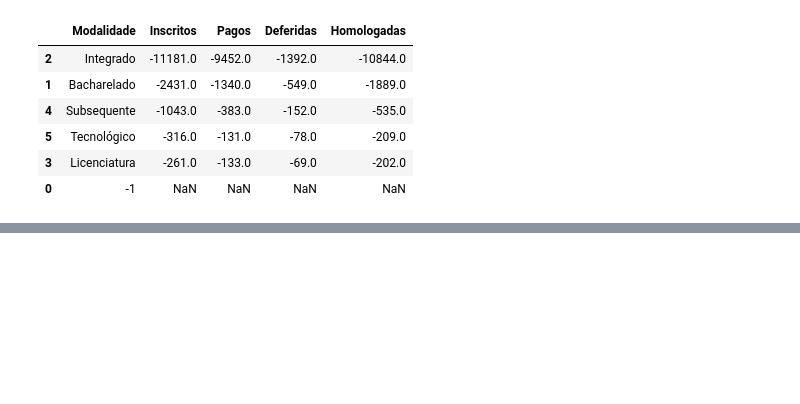
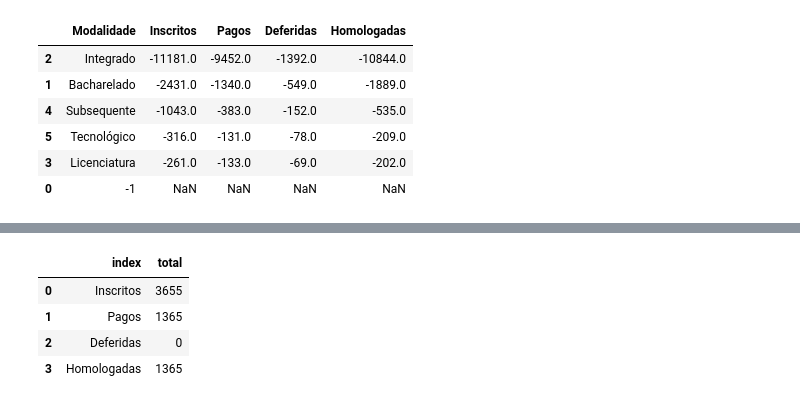
Before and after one commit to lucianovilasboas/vestibular2025, a Jupyter notebook: testes.ipynb, the cells around one changed output, grey strips where cells are left out. Cells and saved outputs as stored; diff of their text form; code cells hidden in the pictures; blank space fills up the shorter version.

```diff
--- a/testes.ipynb
+++ b/testes.ipynb
@@ -122,0 +139,10 @@ diff(dfAll2024,dfAll2025, "Modalidade")
+# %%
+soma_colunas = dfAll2025[["Inscritos", "Pagos", "Deferidas", "Homologadas"]].sum()
+df_soma = pd.DataFrame(soma_colunas, columns=["total"]).reset_index()
+df_soma
+# %% [output]
+|  | index | total |
+| 0 | Inscritos | 3655 |
+| 1 | Pagos | 1365 |
+| 2 | Deferidas | 0 |
+| 3 | Homologadas | 1365 |
```
Also changed, not shown: parts of 2 cells of this notebook, 2 other files.
